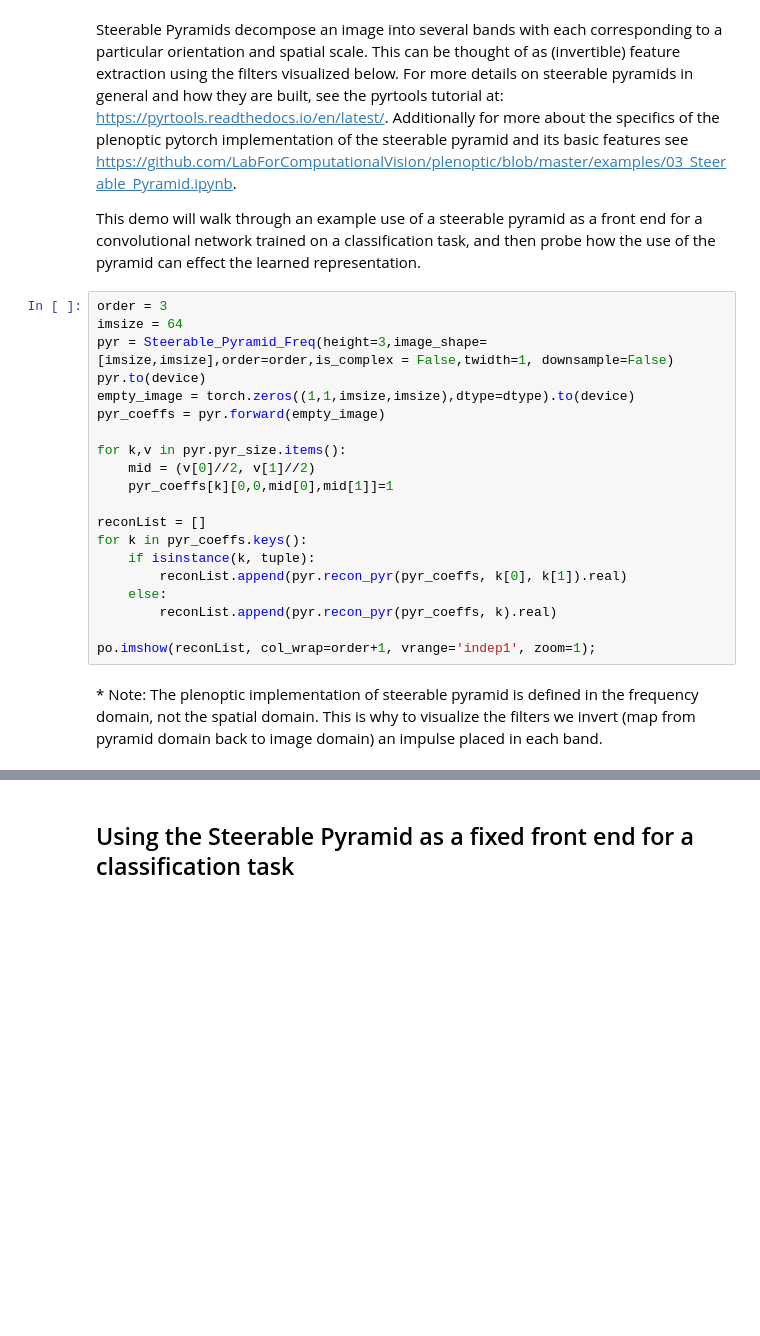
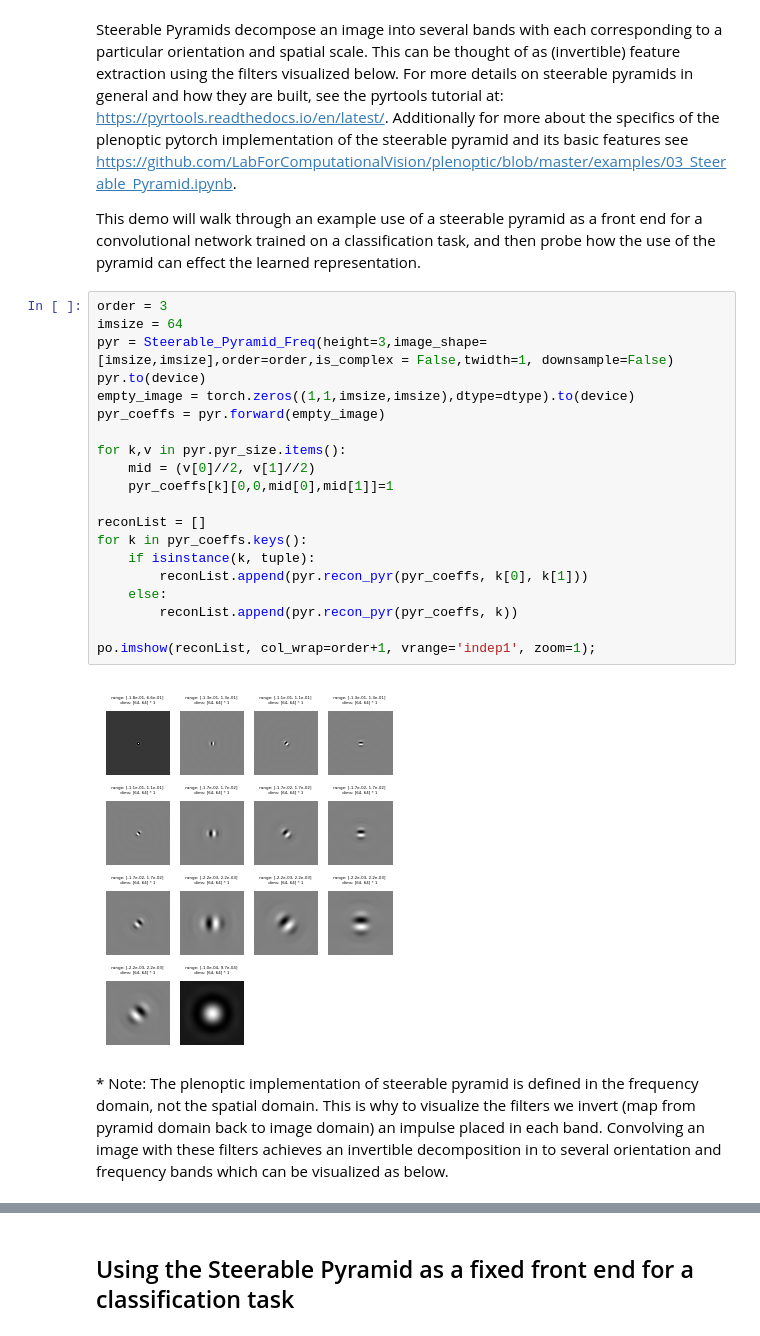
Before and after one commit to plenoptic-org/plenoptic, a Jupyter notebook: examples/Demo_Steerable_Pyramid.ipynb, the cells around one changed output, grey strips where cells are left out. Drawn from its saved outputs; the diff is of its cells as text; blank space fills up the shorter version.

```diff
--- a/examples/Demo_Steerable_Pyramid.ipynb
+++ b/examples/Demo_Steerable_Pyramid.ipynb
@@ -34,22 +33,24 @@ This demo will walk through an example use of a steerable pyramid as a front end
 # %%
 order = 3
 imsize = 64
 pyr = Steerable_Pyramid_Freq(height=3,image_shape=[imsize,imsize],order=order,is_complex = False,twidth=1, downsample=False)
 pyr.to(device)
 empty_image = torch.zeros((1,1,imsize,imsize),dtype=dtype).to(device)
 pyr_coeffs = pyr.forward(empty_image)
 
 for k,v in pyr.pyr_size.items():
     mid = (v[0]//2, v[1]//2)
     pyr_coeffs[k][0,0,mid[0],mid[1]]=1
 
 reconList = []
 for k in pyr_coeffs.keys():
     if isinstance(k, tuple):
-        reconList.append(pyr.recon_pyr(pyr_coeffs, k[0], k[1]).real)
+        reconList.append(pyr.recon_pyr(pyr_coeffs, k[0], k[1]))
     else:
-        reconList.append(pyr.recon_pyr(pyr_coeffs, k).real)
+        reconList.append(pyr.recon_pyr(pyr_coeffs, k))
 
 po.imshow(reconList, col_wrap=order+1, vrange='indep1', zoom=1);
+# %% [output]
+[figure, added]
 # %% [markdown]
-\* Note: The plenoptic implementation of steerable pyramid is defined in the frequency domain, not the spatial domain. This is why to visualize the filters we invert (map from pyramid domain back to image domain) an impulse placed in each band.
+\* Note: The plenoptic implementation of steerable pyramid is defined in the frequency domain, not the spatial domain. This is why to visualize the filters we invert (map from pyramid domain back to image domain) an impulse placed in each band. Convolving an image with these filters achieves an invertible decomposition in to several orientation and frequency bands which can be visualized as below.
```
Also changed, not shown: parts of 10 cells of this notebook.
